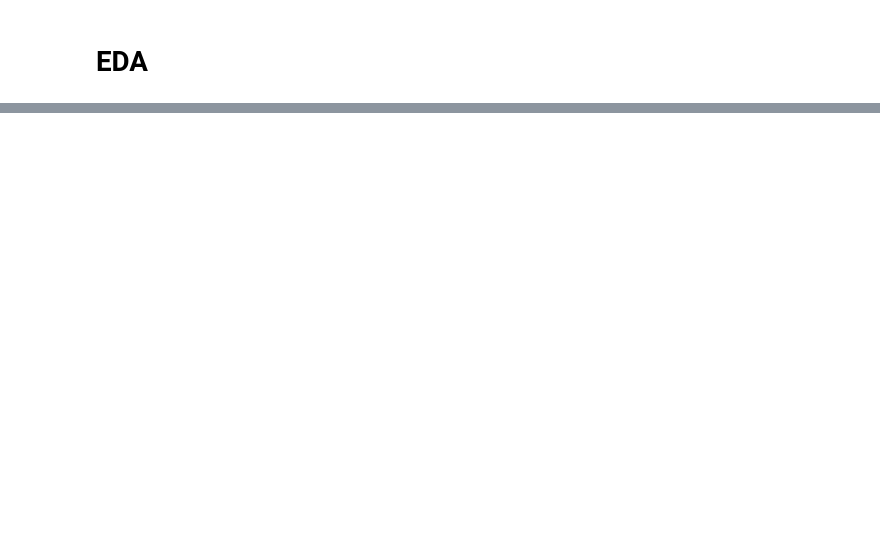
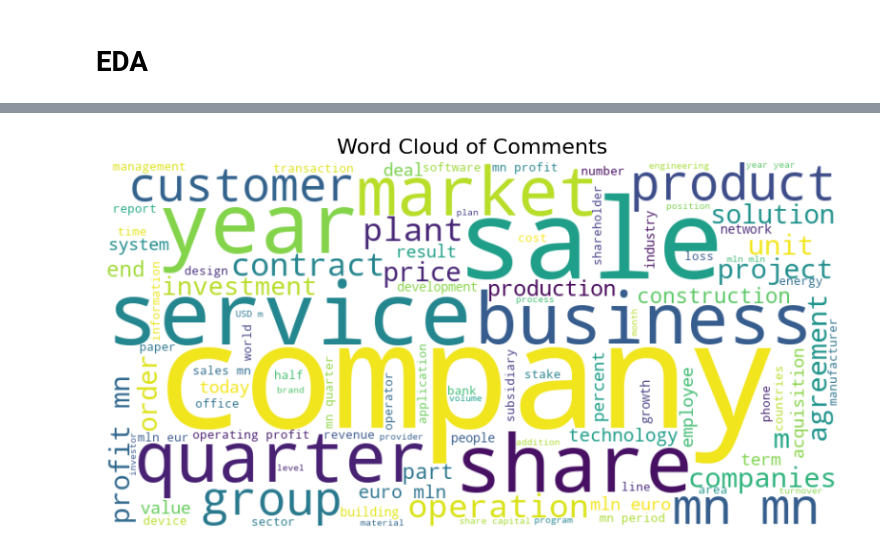
Before and after one commit to robinm98/Financial_Sentiment_Analysis, a Jupyter notebook: EDA.ipynb, the cells around one changed output, grey strips where cells are left out. Saved outputs shown, nothing was run; the diff lists cells and outputs as text; code cells hidden in the pictures; blank space fills up the shorter version.

```diff
--- a/EDA.ipynb
+++ b/EDA.ipynb
@@ -10,0 +77,24 @@ UnicodeDecodeError: 'utf-8' codec can't decode byte 0xc6 in position 2582: inval
+# %%
+from wordcloud import WordCloud
+import matplotlib.pyplot as plt
+
+# Create a word cloud object
+wordcloud = WordCloud(
+    width=800,                # Width of the canvas
+    height=400,               # Height of the canvas
+    background_color='white', # Background color of the word cloud
+    max_words=100,            # Maximum number of words to display
+    contour_color='steelblue',# Color of the contour
+    contour_width=1,          # Width of the contour line
+    colormap='viridis',       # Color map for the words
+    stopwords=None            # Stopwords to exclude (default is None)
+).generate(df['nouns'].str.cat(sep=' '))  # Concatenate all nouns into a single string
+
+# Display the generated word cloud
+plt.figure(figsize=(10, 5))
+plt.imshow(wordcloud, interpolation='bilinear')
+plt.axis('off')  # Turn off axis lines and labels
+plt.title('Word Cloud of Comments', fontsize=16)
+plt.show()
+# %% [output]
+[figure, added]
```
Also changed, not shown: parts of 7 cells of this notebook.
